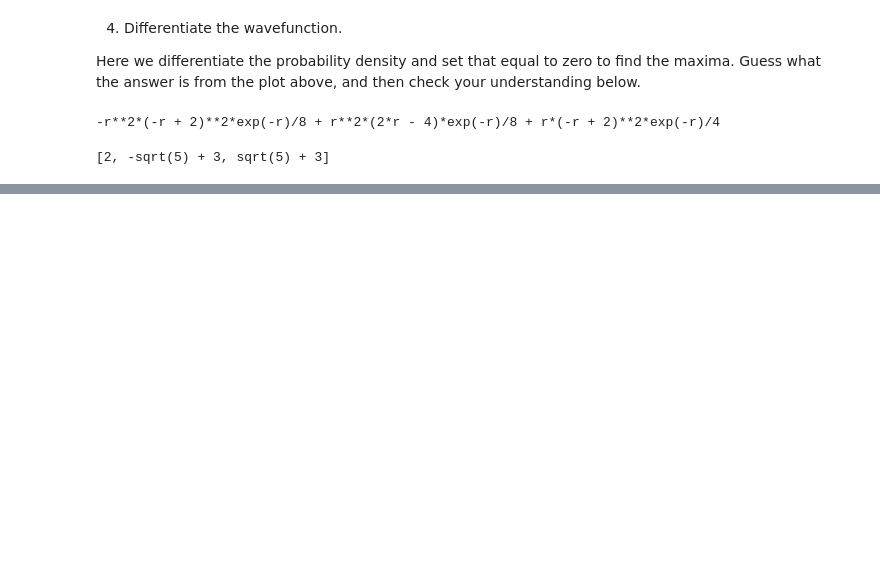
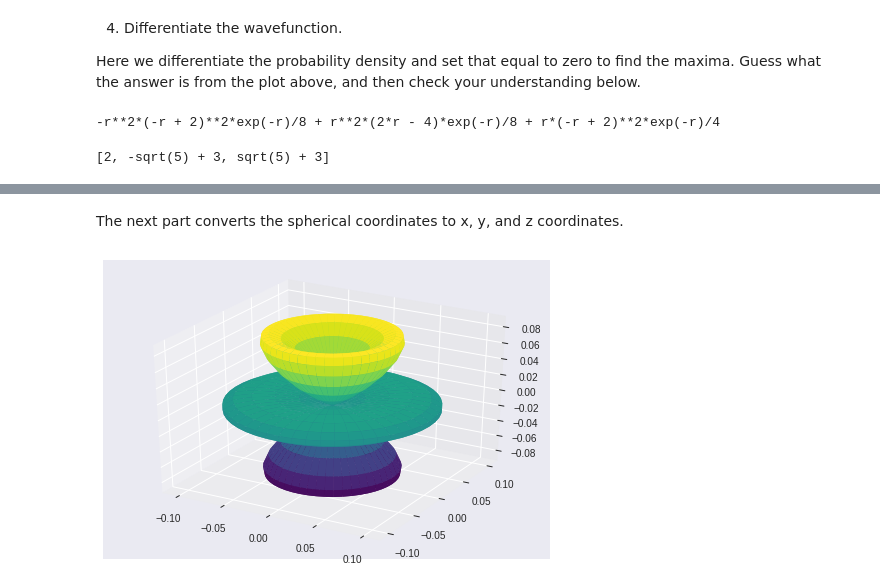
Before and after one commit to krislars/modphys, a Jupyter notebook: Hydrogen.ipynb, the cells around one changed output, grey strips where cells are left out. Cells and saved outputs as stored; diff of their text form; code cells hidden in the pictures; blank space fills up the shorter version.

```diff
--- a/Hydrogen.ipynb
+++ b/Hydrogen.ipynb
@@ -73,0 +91,8 @@ zeros[1].evalf(3),zeros[2].evalf(3)
+# %% [markdown]
+The next part converts the spherical coordinates to x, y, and z coordinates.
+# %%
+p4 = plot3d_parametric_surface( prob*sin(theta)*cos(phi),
+                           prob*sin(theta)*sin(phi),
+                           prob*cos(theta), (theta, 0, pi), (phi, 0, 2*pi))
+# %% [output]
+[figure, added]
```
Also changed, not shown: parts of 17 cells of this notebook.
